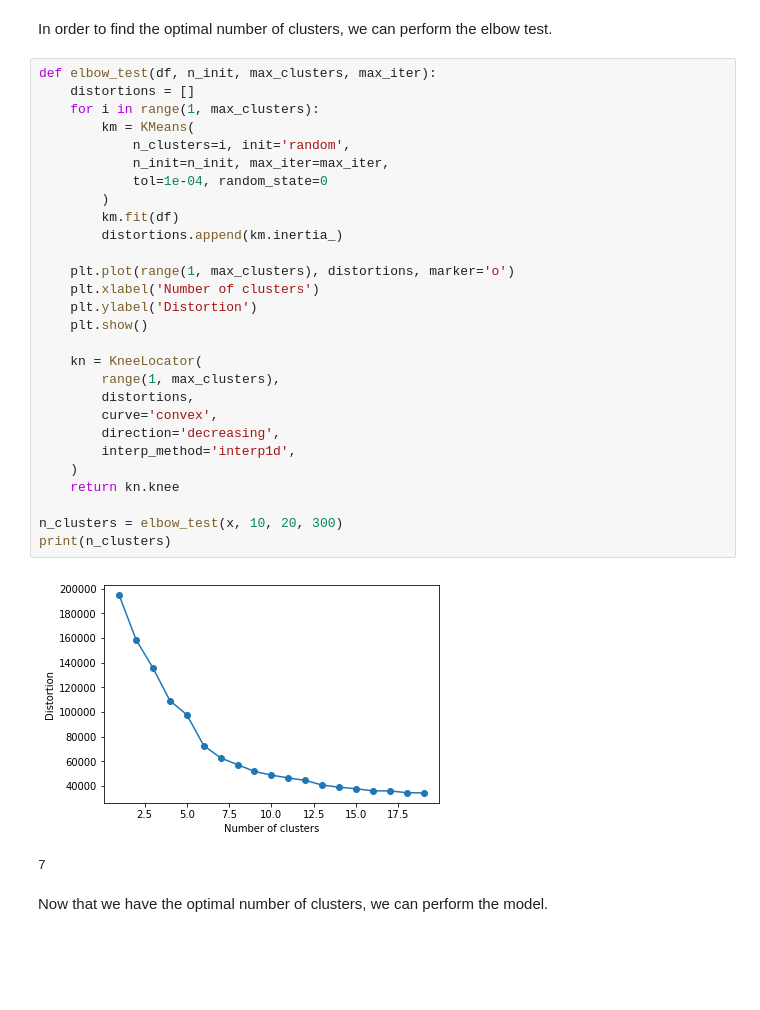
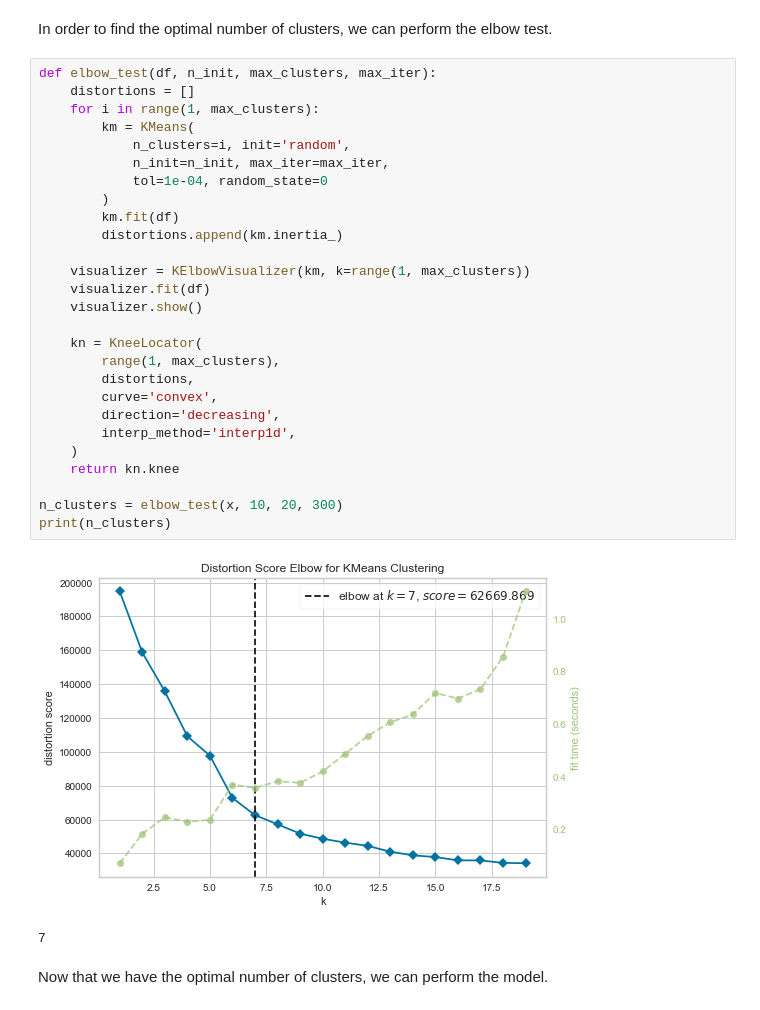
Before and after one commit to rootstrap/datasciene-ecommerce, a Jupyter notebook: clustering.ipynb, the cells around one changed output. Cells and saved outputs as stored; diff of their text form; blank space fills up the shorter version.

Commit message:
added KElbowVisualizer

```diff
--- a/clustering.ipynb
+++ b/clustering.ipynb
@@ -80,33 +81,32 @@ In order to find the optimal number of clusters, we can perform the elbow test.
 # %%
 def elbow_test(df, n_init, max_clusters, max_iter):
     distortions = []
     for i in range(1, max_clusters):
         km = KMeans(
             n_clusters=i, init='random',
             n_init=n_init, max_iter=max_iter,
             tol=1e-04, random_state=0
         )
         km.fit(df)
         distortions.append(km.inertia_)
 
-    plt.plot(range(1, max_clusters), distortions, marker='o')
-    plt.xlabel('Number of clusters')
-    plt.ylabel('Distortion')
-    plt.show()
+    visualizer = KElbowVisualizer(km, k=range(1, max_clusters))
+    visualizer.fit(df)
+    visualizer.show()
 
     kn = KneeLocator(
         range(1, max_clusters),
         distortions,
         curve='convex',
         direction='decreasing',
         interp_method='interp1d',
     )
     return kn.knee
 
 n_clusters = elbow_test(x, 10, 20, 300)
 print(n_clusters)
 # %% [output]
-[figure, old version]
+[figure, new version]
 7
 # %% [markdown]
 Now that we have the optimal number of clusters, we can perform the model.
```
Also changed, not shown: parts of 11 cells of this notebook.
